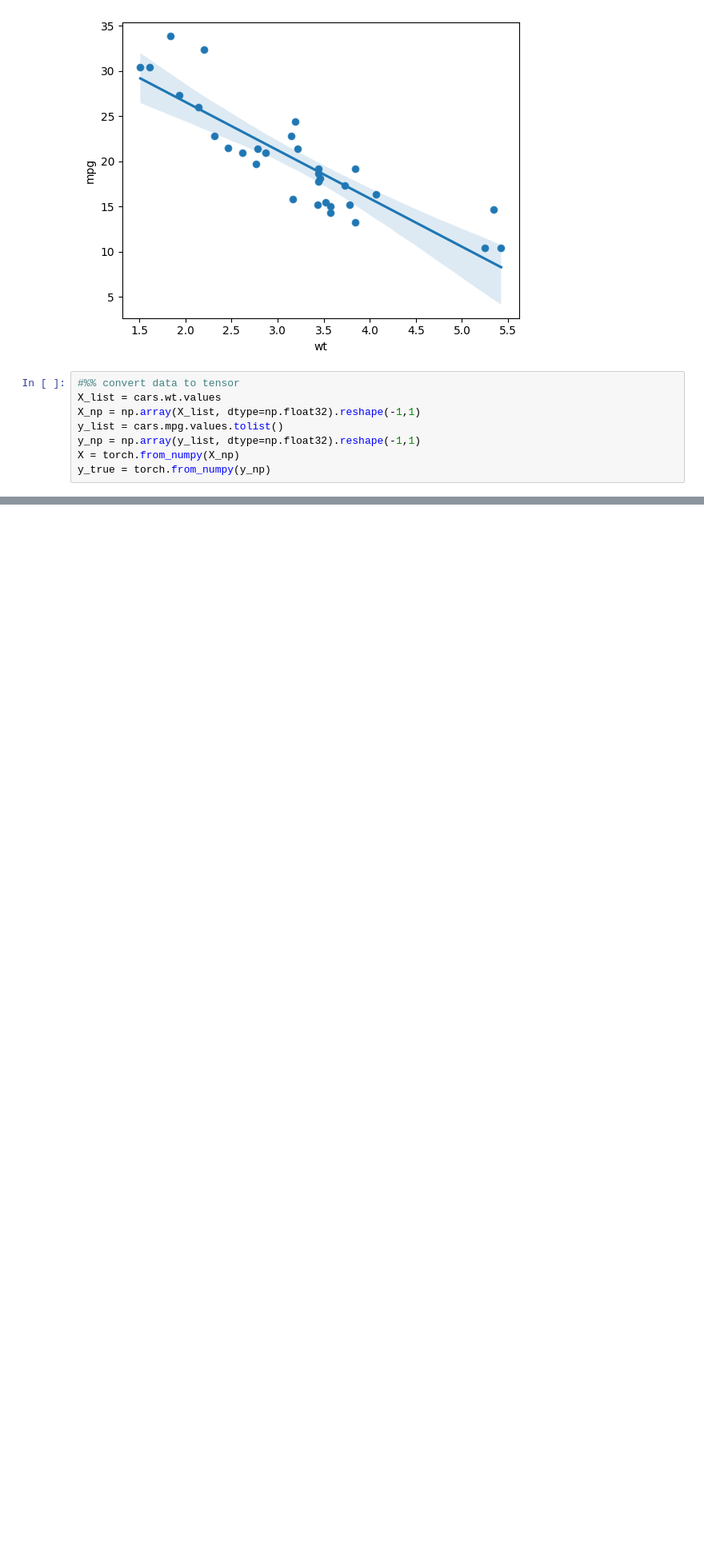
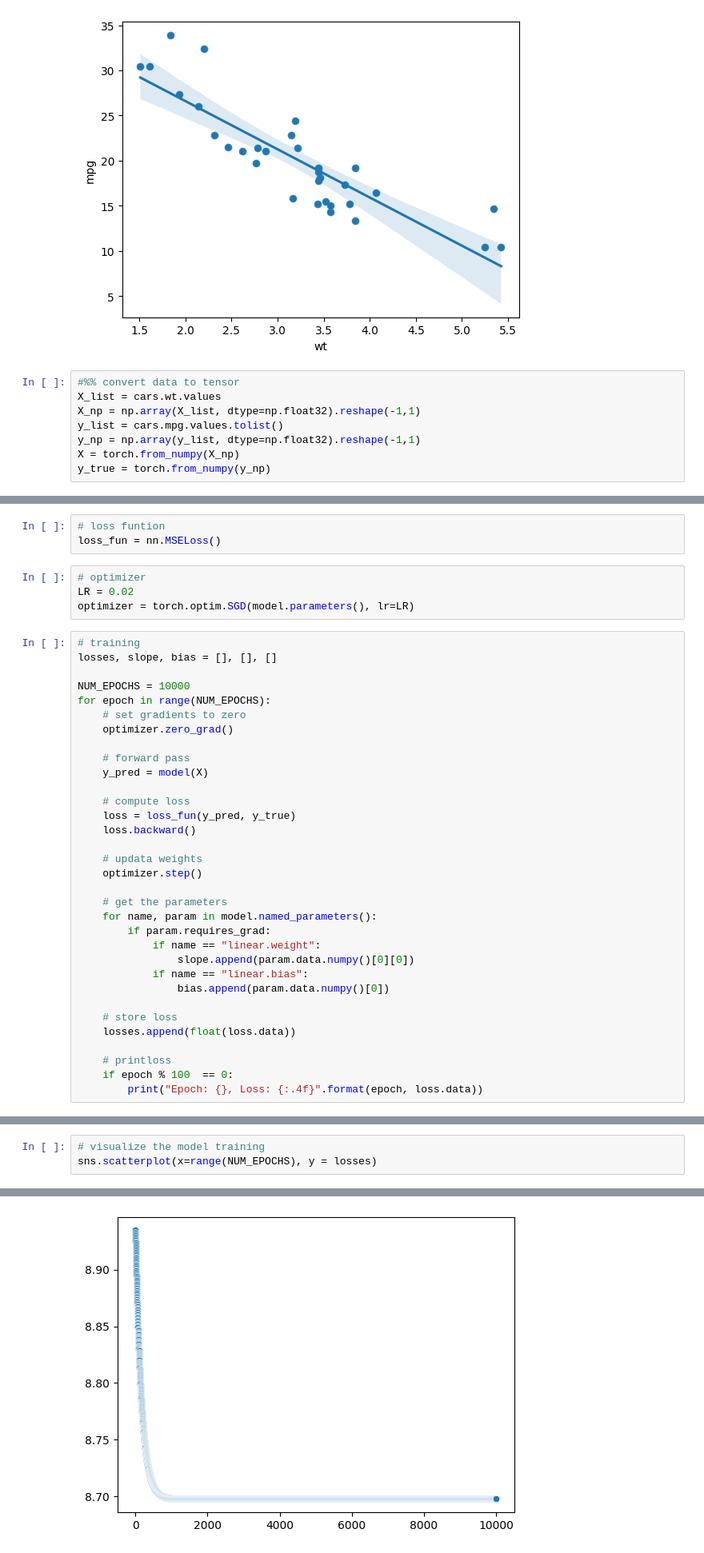
Before and after one commit to vivekbiragoni/Deep_Learning, a Jupyter notebook: pytorch/modeling/10_LinReg_modelClass.ipynb, the cells around one changed output, grey strips where cells are left out. Shown at 80% size. Cells and saved outputs as stored; diff of their text form; blank space fills up the shorter version.

```diff
--- a/pytorch/modeling/10_LinReg_modelClass.ipynb
+++ b/pytorch/modeling/10_LinReg_modelClass.ipynb
@@ -41,0 +51,40 @@ class LinearRegressionTorch(nn.Module):
+# %%
+# loss funtion
+loss_fun = nn.MSELoss()
+# %%
+# optimizer
+LR = 0.02
+optimizer = torch.optim.SGD(model.parameters(), lr=LR)
+# %%
+# training
+losses, slope, bias = [], [], []
+
+NUM_EPOCHS = 10000
+for epoch in range(NUM_EPOCHS):
+    # set gradients to zero
+    optimizer.zero_grad()
+
+    # forward pass
+    y_pred = model(X)
+
+    # compute loss
+    loss = loss_fun(y_pred, y_true)
+    loss.backward()
+
+    # updata weights
+    optimizer.step()
+
+    # get the parameters
+    for name, param in model.named_parameters():
+        if param.requires_grad:
+            if name == "linear.weight":
+                slope.append(param.data.numpy()[0][0])
+            if name == "linear.bias":
+                bias.append(param.data.numpy()[0])
+
+    # store loss
+    losses.append(float(loss.data))
+
+    # printloss
+    if epoch % 100  == 0:
+        print("Epoch: {}, Loss: {:.4f}".format(epoch, loss.data))
@@ -41,0 +109,4 @@ class LinearRegressionTorch(nn.Module):
+# %%
+# visualize the model training
+sns.scatterplot(x=range(NUM_EPOCHS), y = losses)
+# %% [output]
@@ -41,0 +114 @@ class LinearRegressionTorch(nn.Module):
+[figure, added]
```
Also changed, not shown: parts of 5 cells of this notebook.
